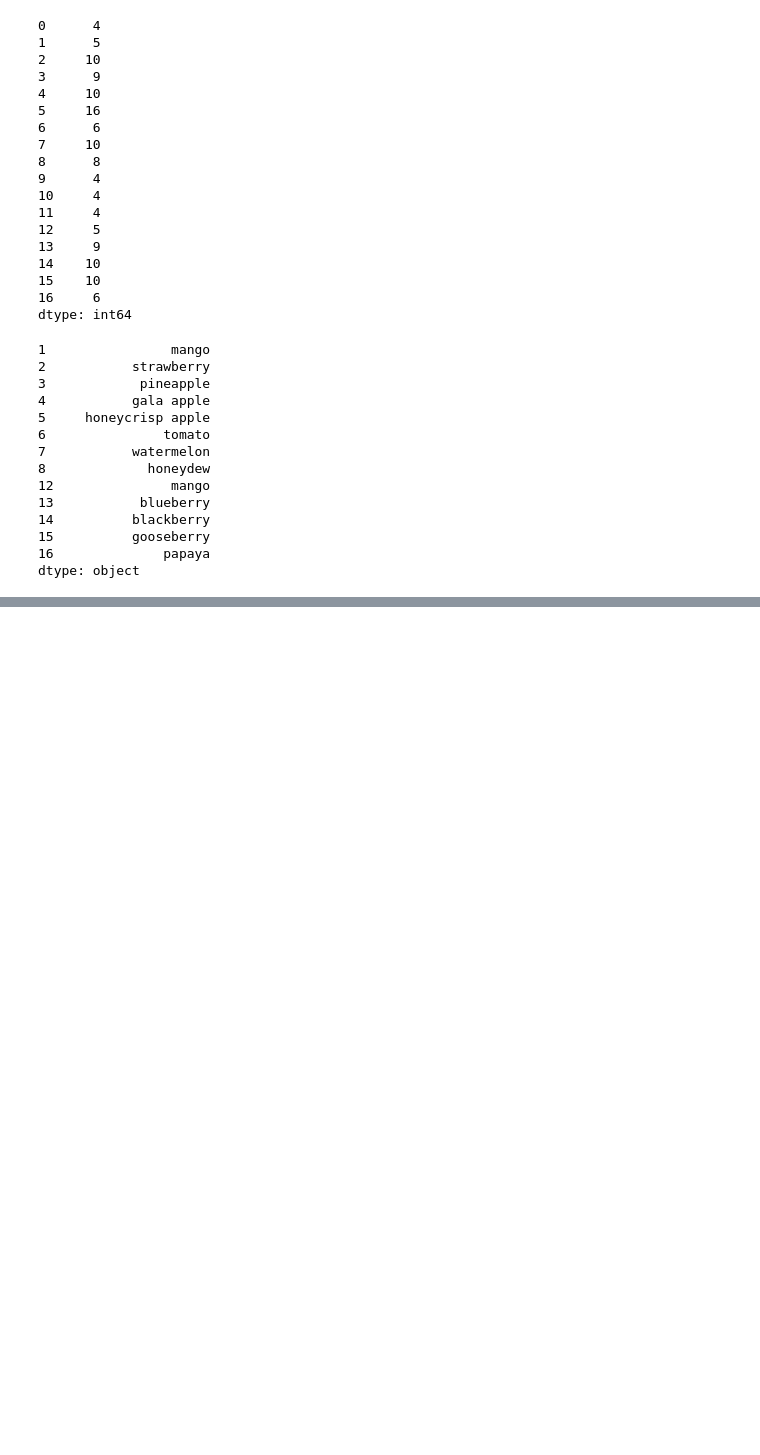
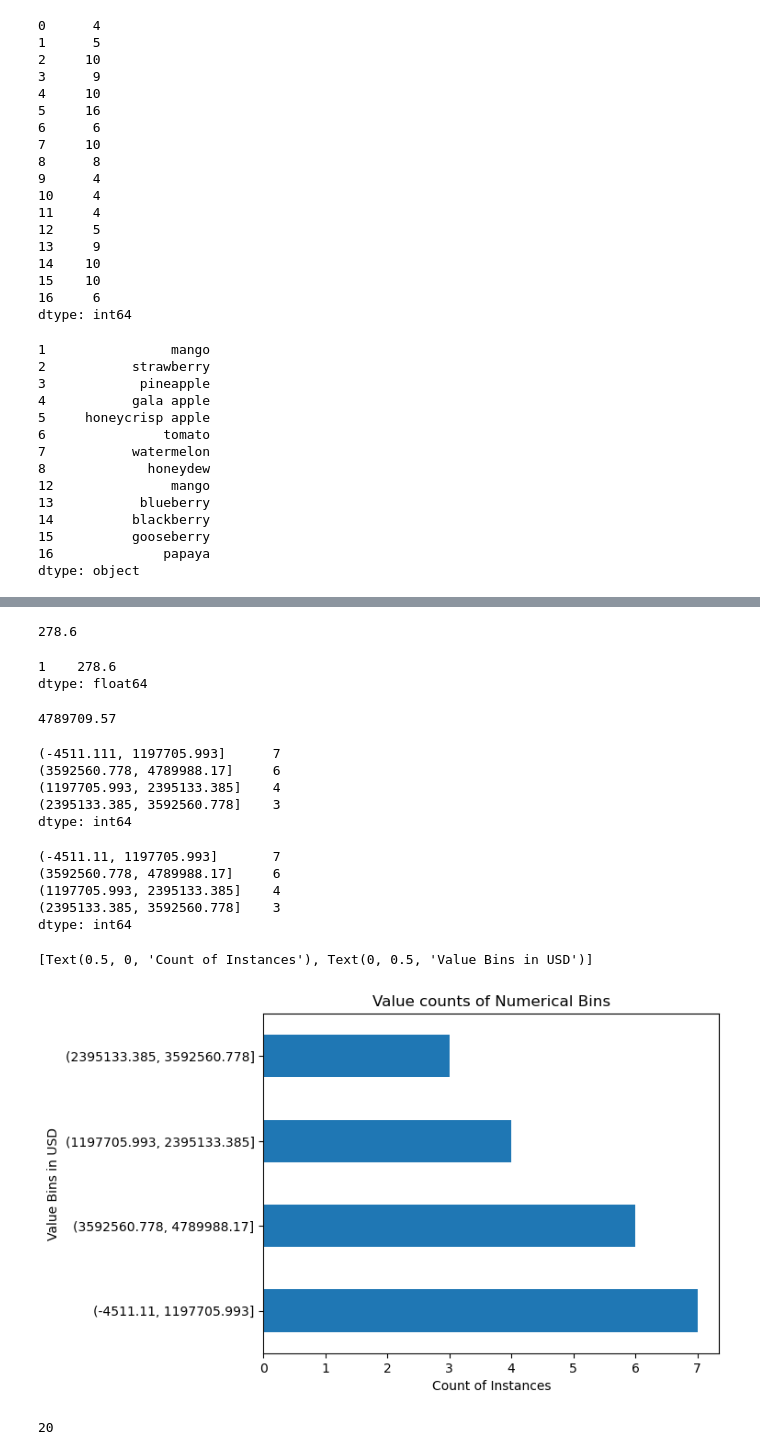
Before and after one commit to DHILL2123/python-exercises, a Jupyter notebook: pandas_series.ipynb, the cells around one changed output, grey strips where cells are left out. Cells and saved outputs as stored; diff of their text form; code cells hidden in the pictures; blank space fills up the shorter version.

```diff
--- a/pandas_series.ipynb
+++ b/pandas_series.ipynb
@@ -539,0 +731,6 @@ SyntaxError: EOL while scanning string literal (1358997991.py, line 1)
+# %%
+#Use pandas to create a Series named numbers from the following list:
+numbers = ['$796,459.41', '$278.60', '$482,571.67', '$4,503,915.98', '$2,121,418.3', '$1,260,813.3', '$87,231.01', '$1,509,175.45', '$4,138,548.00', '$2,848,913.80', '$594,715.39', '$4,789,988.17', '$4,513,644.5', '$3,191,059.97', '$1,758,712.24', '$4,338,283.54', '$4,738,303.38', '$2,791,759.67', '$769,681.94', '$452,650.23']
+# %%
+#What is the data type of the numbers Series?
+numbers = pd.Series(numbers)
@@ -539,0 +760,3 @@ SyntaxError: EOL while scanning string literal (1358997991.py, line 1)
+# %%
+# turn the numbers into numbers,
+numbers = numbers.str.replace('$','', regex=False).str.replace(',','', regex=False).astype(float)
@@ -539,0 +783,39 @@ SyntaxError: EOL while scanning string literal (1358997991.py, line 1)
+# %%
+#Run the code to discover the minimum value from the Series.
+numbers.min()
+# %% [output]
+278.6
+# %%
+numbers.nsmallest(1)
+# %% [output]
+1    278.6
+dtype: float64
+# %%
+#What is the range of the values in the Series?
+numbers.max() - numbers.min()
+# %% [output]
+4789709.57
+# %%
+#Bin the data into 4 equally sized intervals or bins and output how many values fall into each bin
+numbers.value_counts(bins=4)
+# %% [output]
+(-4511.111, 1197705.993]      7
+(3592560.778, 4789988.17]     6
+(1197705.993, 2395133.385]    4
+(2395133.385, 3592560.778]    3
+dtype: int64
+# %%
+pd.cut(numbers, 4).value_counts()
+# %% [output]
+(-4511.11, 1197705.993]       7
+(3592560.778, 4789988.17]     6
+(1197705.993, 2395133.385]    4
+(2395133.385, 3592560.778]    3
+dtype: int64
+# %%
+#Plot the binned data in a meaningful way. Be sure to include a title and axis labels.
+pd.cut(numbers, 4).value_counts().plot.barh(title='Value counts of Numerical Bins').set(
+    xlabel='Count of Instances', ylabel= 'Value Bins in USD')
+# %% [output]
+[Text(0.5, 0, 'Count of Instances'), Text(0, 0.5, 'Value Bins in USD')]
+[figure, added]
@@ -539,0 +825,5 @@ SyntaxError: EOL while scanning string literal (1358997991.py, line 1)
+# %%
+#How many elements are in the exam_scores Series?
+exam_scores.size
+# %% [output]
+20
```
Also changed, not shown: parts of 60 cells of this notebook.
